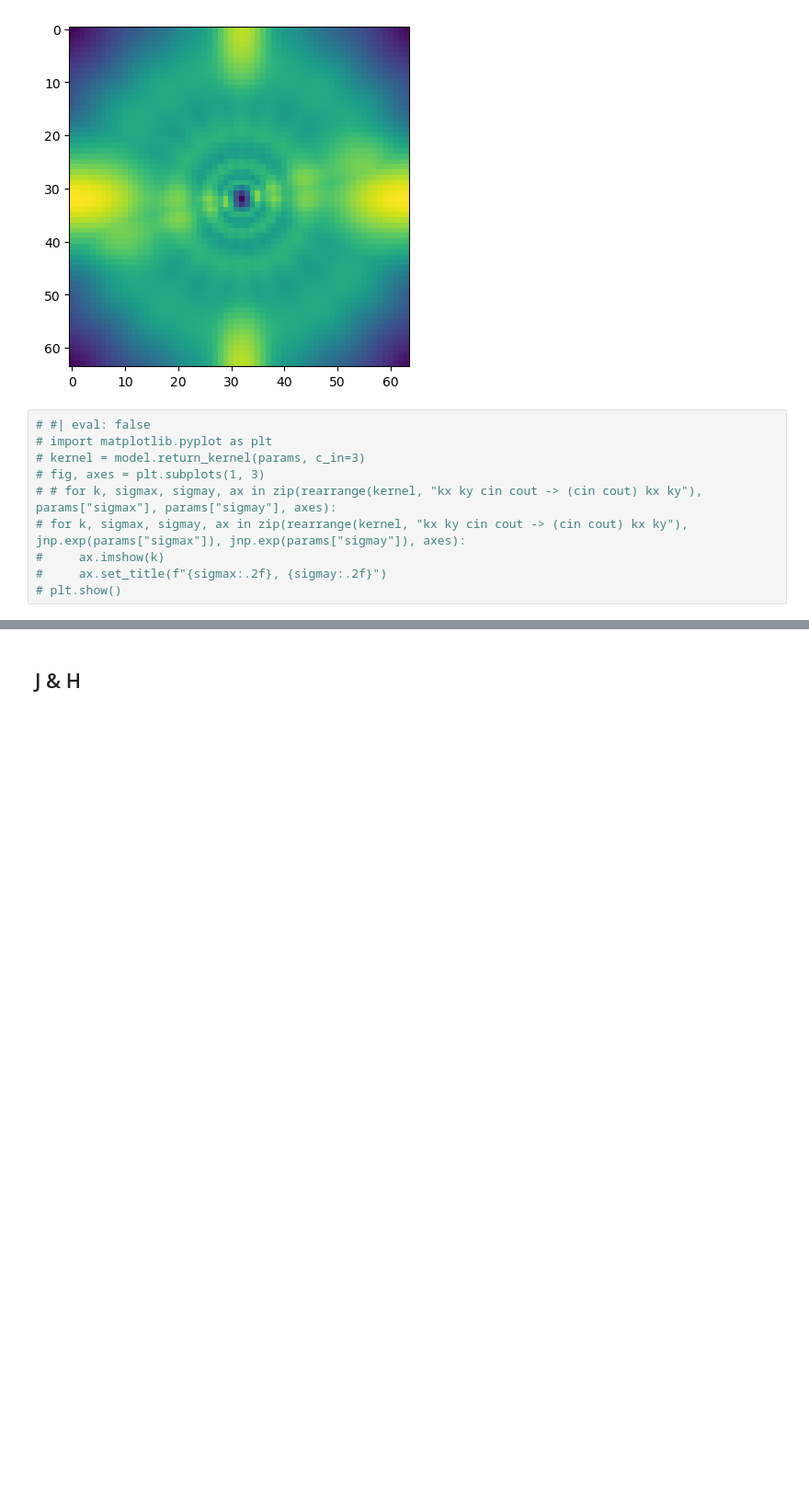
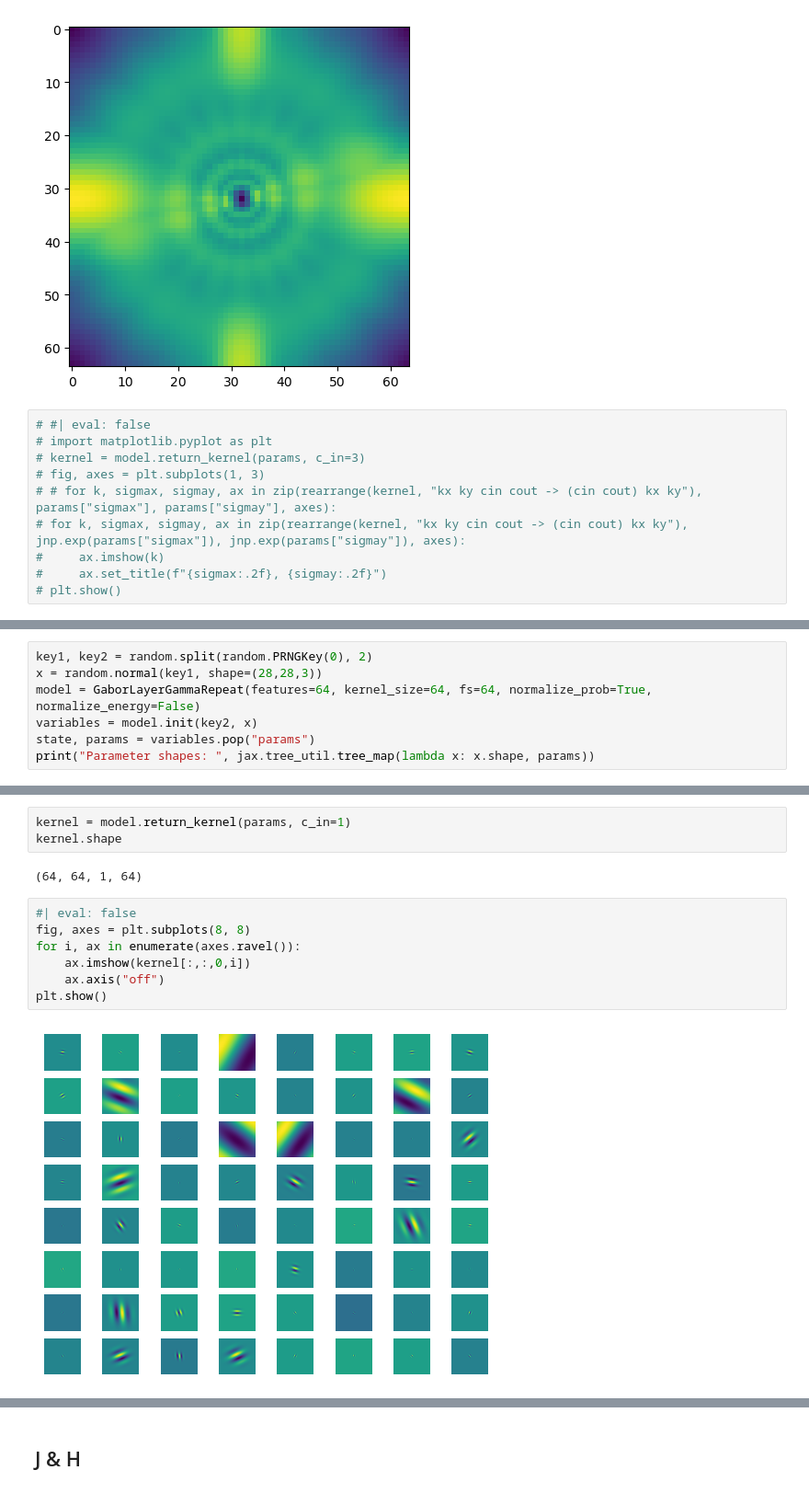
Before and after one commit to Jorgvt/fxlayers, a Jupyter notebook: Notebooks/00_layers.ipynb, the cells around one changed output, grey strips where cells are left out. Shown at 92% size. Drawn from its saved outputs; the diff is of its cells as text; blank space fills up the shorter version.

Commit message:
:sparkles: Gabor-free repeat returning freq and orientation

```diff
--- a/Notebooks/00_layers.ipynb
+++ b/Notebooks/00_layers.ipynb
@@ -1960,0 +2078,7 @@ plt.show()
+# %%
+key1, key2 = random.split(random.PRNGKey(0), 2)
+x = random.normal(key1, shape=(28,28,3))
+model = GaborLayerGammaRepeat(features=64, kernel_size=64, fs=64, normalize_prob=True, normalize_energy=False)
+variables = model.init(key2, x)
+state, params = variables.pop("params")
+print("Parameter shapes: ", jax.tree_util.tree_map(lambda x: x.shape, params))
@@ -1960,0 +2094,14 @@ plt.show()
+# %%
+kernel = model.return_kernel(params, c_in=1)
+kernel.shape
+# %% [output]
+(64, 64, 1, 64)
+# %%
+#| eval: false
+fig, axes = plt.subplots(8, 8)
+for i, ax in enumerate(axes.ravel()):
+    ax.imshow(kernel[:,:,0,i])
+    ax.axis("off")
+plt.show()
+# %% [output]
+[figure, added]
```
Also changed, not shown: parts of 4 cells of this notebook, 2 other files.
